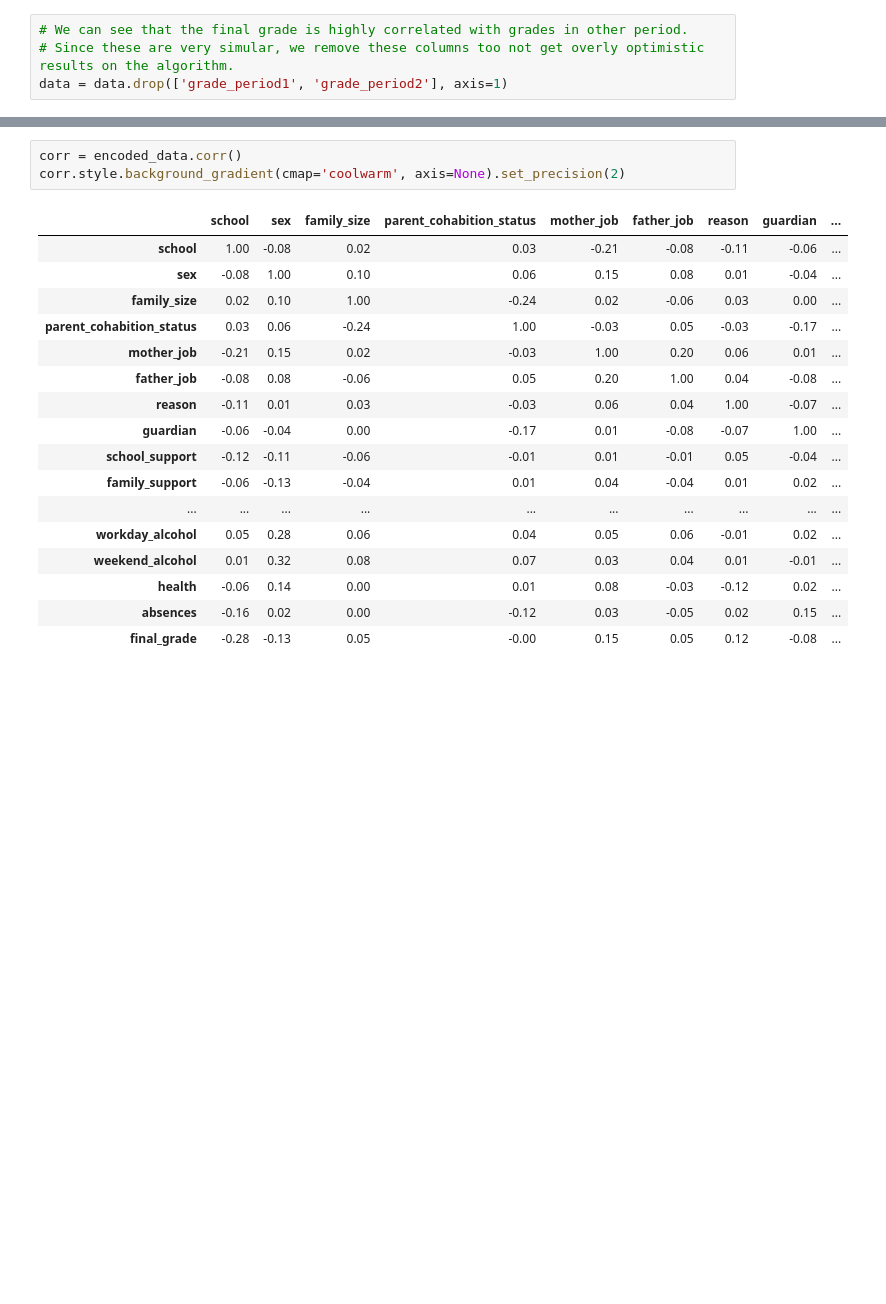
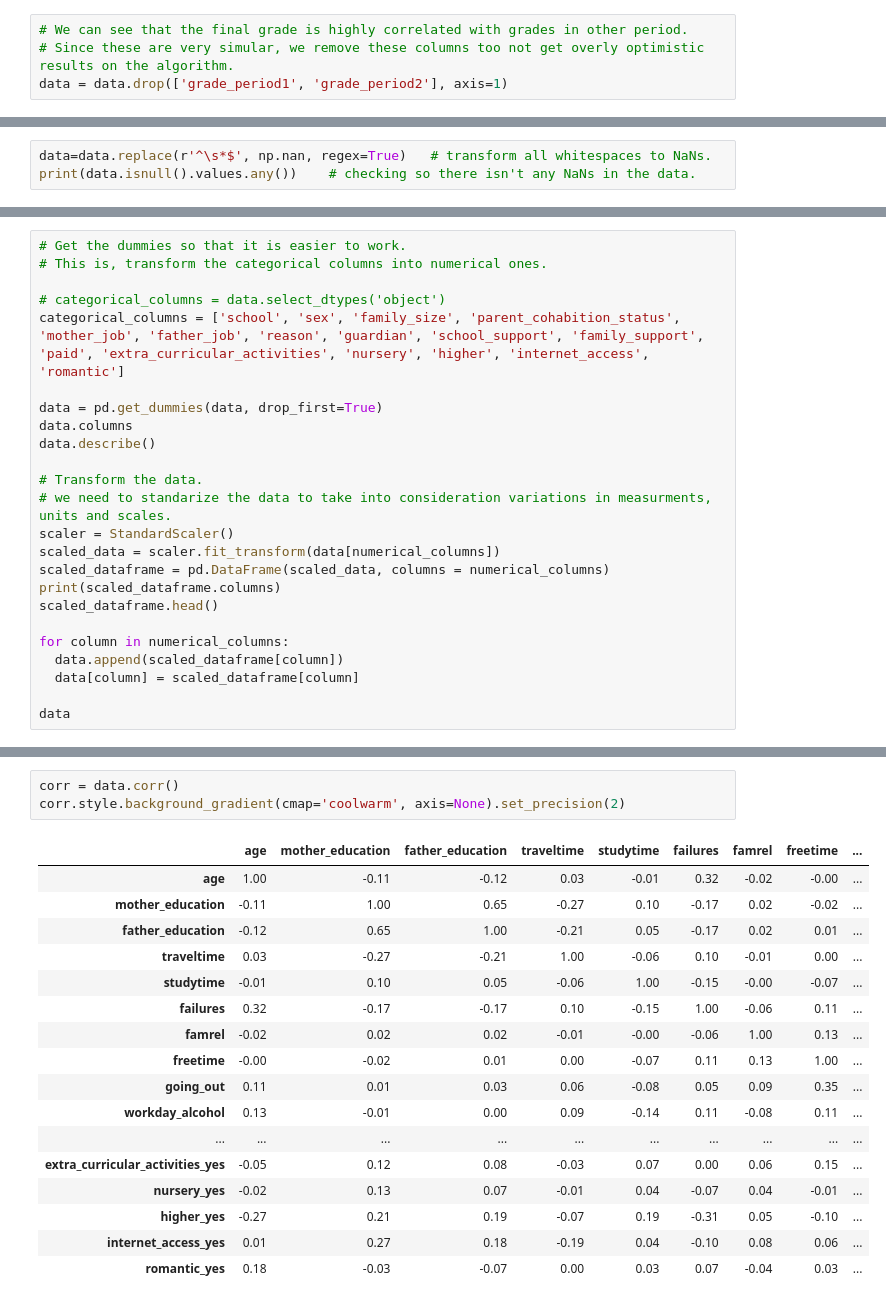
Before and after one commit to Kajlid/Final-project-Machine_Learning, a Jupyter notebook: project_Kajsas_file.ipynb, the cells around one changed output, grey strips where cells are left out. Drawn from its saved outputs; the diff is of its cells as text; blank space fills up the shorter version.

```diff
--- a/project_Kajsas_file.ipynb
+++ b/project_Kajsas_file.ipynb
@@ -151,0 +86,3 @@ Index(['school', 'sex', 'family_size', 'parent_cohabition_status',
+# %%
+data=data.replace(r'^\s*$', np.nan, regex=True)   # transform all whitespaces to NaNs.
+print(data.isnull().values.any())    # checking so there isn't any NaNs in the data.
@@ -151,0 +94,24 @@ Index(['school', 'sex', 'family_size', 'parent_cohabition_status',
+# %%
+# Get the dummies so that it is easier to work.
+# This is, transform the categorical columns into numerical ones.
+
+# categorical_columns = data.select_dtypes('object')
+categorical_columns = ['school', 'sex', 'family_size', 'parent_cohabition_status', 'mother_job', 'father_job', 'reason', 'guardian', 'school_support', 'family_support', 'paid', 'extra_curricular_activities', 'nursery', 'higher', 'internet_access', 'romantic']
+
+data = pd.get_dummies(data, drop_first=True)
+data.columns
+data.describe()
+
+# Transform the data.
+# we need to standarize the data to take into consideration variations in measurments, units and scales.
+scaler = StandardScaler()
+scaled_data = scaler.fit_transform(data[numerical_columns])
+scaled_dataframe = pd.DataFrame(scaled_data, columns = numerical_columns)
+print(scaled_dataframe.columns)
+scaled_dataframe.head()
+
+for column in numerical_columns:
+  data.append(scaled_dataframe[column])
+  data[column] = scaled_dataframe[column]
+
+data
@@ -152,22 +137,22 @@ Index(['school', 'sex', 'family_size', 'parent_cohabition_status',
 # %%
-corr = encoded_data.corr()
+corr = data.corr()
 corr.style.background_gradient(cmap='coolwarm', axis=None).set_precision(2)
 # %% [output]
-|  | school | sex | family_size | parent_cohabition_status | mother_job | father_job | reason | guardian | ... |
-| school | 1.00 | -0.08 | 0.02 | 0.03 | -0.21 | -0.08 | -0.11 | -0.06 | ... |
-| sex | -0.08 | 1.00 | 0.10 | 0.06 | 0.15 | 0.08 | 0.01 | -0.04 | ... |
-| family_size | 0.02 | 0.10 | 1.00 | -0.24 | 0.02 | -0.06 | 0.03 | 0.00 | ... |
-| parent_cohabition_status | 0.03 | 0.06 | -0.24 | 1.00 | -0.03 | 0.05 | -0.03 | -0.17 | ... |
-| mother_job | -0.21 | 0.15 | 0.02 | -0.03 | 1.00 | 0.20 | 0.06 | 0.01 | ... |
-| father_job | -0.08 | 0.08 | -0.06 | 0.05 | 0.20 | 1.00 | 0.04 | -0.08 | ... |
-| reason | -0.11 | 0.01 | 0.03 | -0.03 | 0.06 | 0.04 | 1.00 | -0.07 | ... |
-| guardian | -0.06 | -0.04 | 0.00 | -0.17 | 0.01 | -0.08 | -0.07 | 1.00 | ... |
-| school_support | -0.12 | -0.11 | -0.06 | -0.01 | 0.01 | -0.01 | 0.05 | -0.04 | ... |
-| family_support | -0.06 | -0.13 | -0.04 | 0.01 | 0.04 | -0.04 | 0.01 | 0.02 | ... |
+|  | age | mother_education | father_education | traveltime | studytime | failures | famrel | freetime | ... |
+| age | 1.00 | -0.11 | -0.12 | 0.03 | -0.01 | 0.32 | -0.02 | -0.00 | ... |
+| mother_education | -0.11 | 1.00 | 0.65 | -0.27 | 0.10 | -0.17 | 0.02 | -0.02 | ... |
+| father_education | -0.12 | 0.65 | 1.00 | -0.21 | 0.05 | -0.17 | 0.02 | 0.01 | ... |
+| traveltime | 0.03 | -0.27 | -0.21 | 1.00 | -0.06 | 0.10 | -0.01 | 0.00 | ... |
+| studytime | -0.01 | 0.10 | 0.05 | -0.06 | 1.00 | -0.15 | -0.00 | -0.07 | ... |
+| failures | 0.32 | -0.17 | -0.17 | 0.10 | -0.15 | 1.00 | -0.06 | 0.11 | ... |
+| famrel | -0.02 | 0.02 | 0.02 | -0.01 | -0.00 | -0.06 | 1.00 | 0.13 | ... |
+| freetime | -0.00 | -0.02 | 0.01 | 0.00 | -0.07 | 0.11 | 0.13 | 1.00 | ... |
+| going_out | 0.11 | 0.01 | 0.03 | 0.06 | -0.08 | 0.05 | 0.09 | 0.35 | ... |
+| workday_alcohol | 0.13 | -0.01 | 0.00 | 0.09 | -0.14 | 0.11 | -0.08 | 0.11 | ... |
 | ... | ... | ... | ... | ... | ... | ... | ... | ... | ... |
-| workday_alcohol | 0.05 | 0.28 | 0.06 | 0.04 | 0.05 | 0.06 | -0.01 | 0.02 | ... |
-| weekend_alcohol | 0.01 | 0.32 | 0.08 | 0.07 | 0.03 | 0.04 | 0.01 | -0.01 | ... |
-| health | -0.06 | 0.14 | 0.00 | 0.01 | 0.08 | -0.03 | -0.12 | 0.02 | ... |
-| absences | -0.16 | 0.02 | 0.00 | -0.12 | 0.03 | -0.05 | 0.02 | 0.15 | ... |
-| final_grade | -0.28 | -0.13 | 0.05 | -0.00 | 0.15 | 0.05 | 0.12 | -0.08 | ... |
+| extra_curricular_activities_yes | -0.05 | 0.12 | 0.08 | -0.03 | 0.07 | 0.00 | 0.06 | 0.15 | ... |
+| nursery_yes | -0.02 | 0.13 | 0.07 | -0.01 | 0.04 | -0.07 | 0.04 | -0.01 | ... |
+| higher_yes | -0.27 | 0.21 | 0.19 | -0.07 | 0.19 | -0.31 | 0.05 | -0.10 | ... |
+| internet_access_yes | 0.01 | 0.27 | 0.18 | -0.19 | 0.04 | -0.10 | 0.08 | 0.06 | ... |
+| romantic_yes | 0.18 | -0.03 | -0.07 | 0.00 | 0.03 | 0.07 | -0.04 | 0.03 | ... |
 # %%
```
Also changed, not shown: parts of 12 cells of this notebook.
